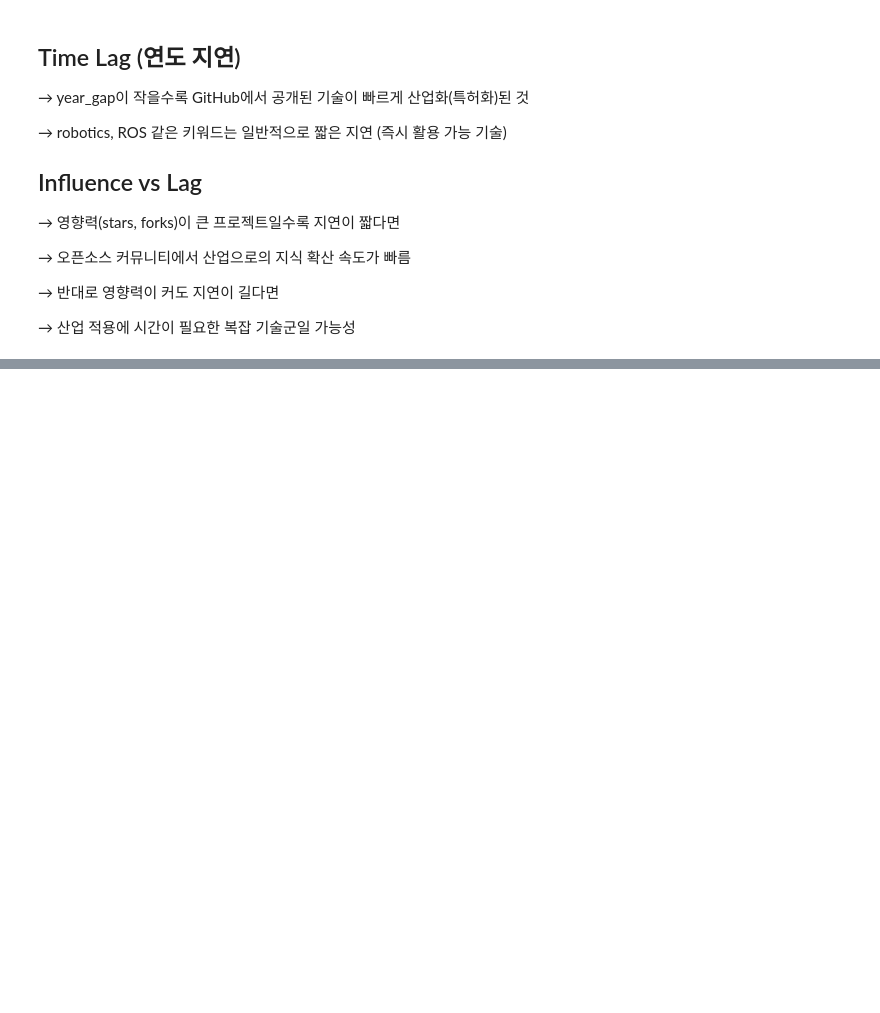
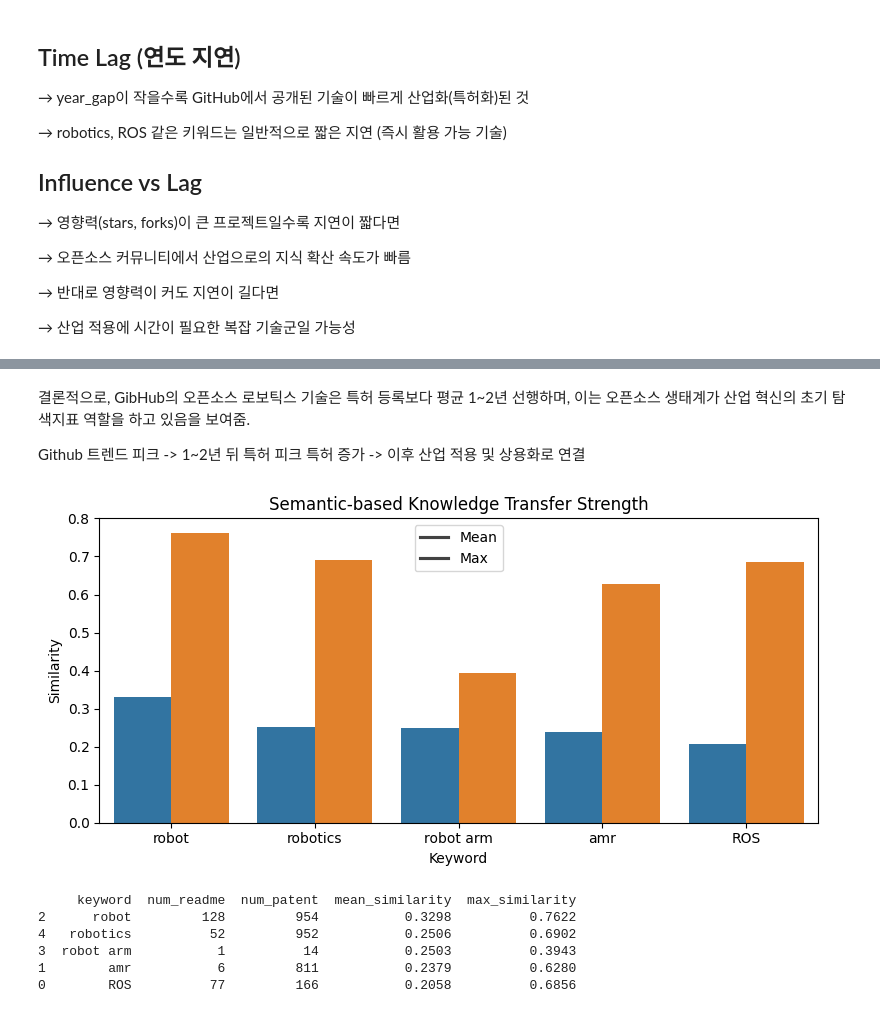
Before and after one commit to addinedu-ros-11th/eda-repo-3, a Jupyter notebook: comparative_analysis_git+kipris.ipynb, the cells around one changed output, grey strips where cells are left out. Drawn from its saved outputs; the diff is of its cells as text; code cells hidden in the pictures; blank space fills up the shorter version.

```diff
--- a/comparative_analysis_git+kipris.ipynb
+++ b/comparative_analysis_git+kipris.ipynb
@@ -566,0 +715,68 @@ plt.show()
+# %% [markdown]
+결론적으로,
+GibHub의 오픈소스 로보틱스 기술은 특허 등록보다 평균 1~2년 선행하며,
+이는 오픈소스 생태계가 산업 혁신의 초기 탐색지표 역할을 하고 있음을 보여줌.
+
+Github 트렌드 피크 -> 1~2년 뒤 특허 피크
+특허 증가 -> 이후 산업 적용 및 상용화로 연결
+# %%
+readme_df = pd.read_sql("SELECT full_name, keyword, readme FROM github_readmes", con=engine)
+patent_df = pd.read_sql("SELECT inventionTitle, astrtCont, keyword FROM kipris_patent", con=engine)
+
+# 2️⃣ 모델 로드
+model = SentenceTransformer("paraphrase-multilingual-MiniLM-L12-v2")
+
+# 3️⃣ 공통 키워드 추출
+keywords = sorted(set(readme_df["keyword"]).intersection(set(patent_df["keyword"])))
+results = []
+
+# 4️⃣ 키워드별 의미 유사도 계산
+for kw in tqdm(keywords, desc="Semantic Similarity Analysis"):
+    df_r = readme_df[readme_df["keyword"] == kw].dropna(subset=["readme"])
+    df_p = patent_df[patent_df["keyword"] == kw].dropna(subset=["astrtCont"])
+    if len(df_r) == 0 or len(df_p) == 0:
+        continue
+
+    emb_r = model.encode(df_r["readme"].tolist(), convert_to_tensor=True)
+    emb_p = model.encode(df_p["astrtCont"].tolist(), convert_to_tensor=True)
+
+    cos_sim = util.cos_sim(emb_r, emb_p)
+    mean_sim = float(cos_sim.mean())
+    max_sim = float(cos_sim.max())
+
+    results.append({
+        "keyword": kw,
+        "num_readme": len(df_r),
+        "num_patent": len(df_p),
+        "mean_similarity": round(mean_sim, 4),
+        "max_similarity": round(max_sim, 4)
+    })
+
+# 5️⃣ 결과 DataFrame
+transfer_df = pd.DataFrame(results).sort_values("mean_similarity", ascending=False)
+
+# 6️⃣ SQL 저장
+transfer_df.to_sql("tech_transfer_strength", con=engine, if_exists="replace", index=False)
+
+# 7️⃣ 시각화
+import seaborn as sns
+import matplotlib.pyplot as plt
+
+plt.figure(figsize=(8, 4))
+sns.barplot(data=transfer_df.melt(id_vars="keyword", value_vars=["mean_similarity", "max_similarity"]),
+            x="keyword", y="value", hue="variable")
+plt.title("Semantic-based Knowledge Transfer Strength")
+plt.ylabel("Similarity")
+plt.xlabel("Keyword")
+plt.legend(["Mean", "Max"])
+plt.tight_layout()
+plt.show()
+print(transfer_df)
+# %% [output]
+[figure, added]
+     keyword  num_readme  num_patent  mean_similarity  max_similarity
+2      robot         128         954           0.3298          0.7622
+4   robotics          52         952           0.2506          0.6902
+3  robot arm           1          14           0.2503          0.3943
+1        amr           6         811           0.2379          0.6280
+0        ROS          77         166           0.2058          0.6856
```
Also changed, not shown: parts of 6 cells of this notebook.
